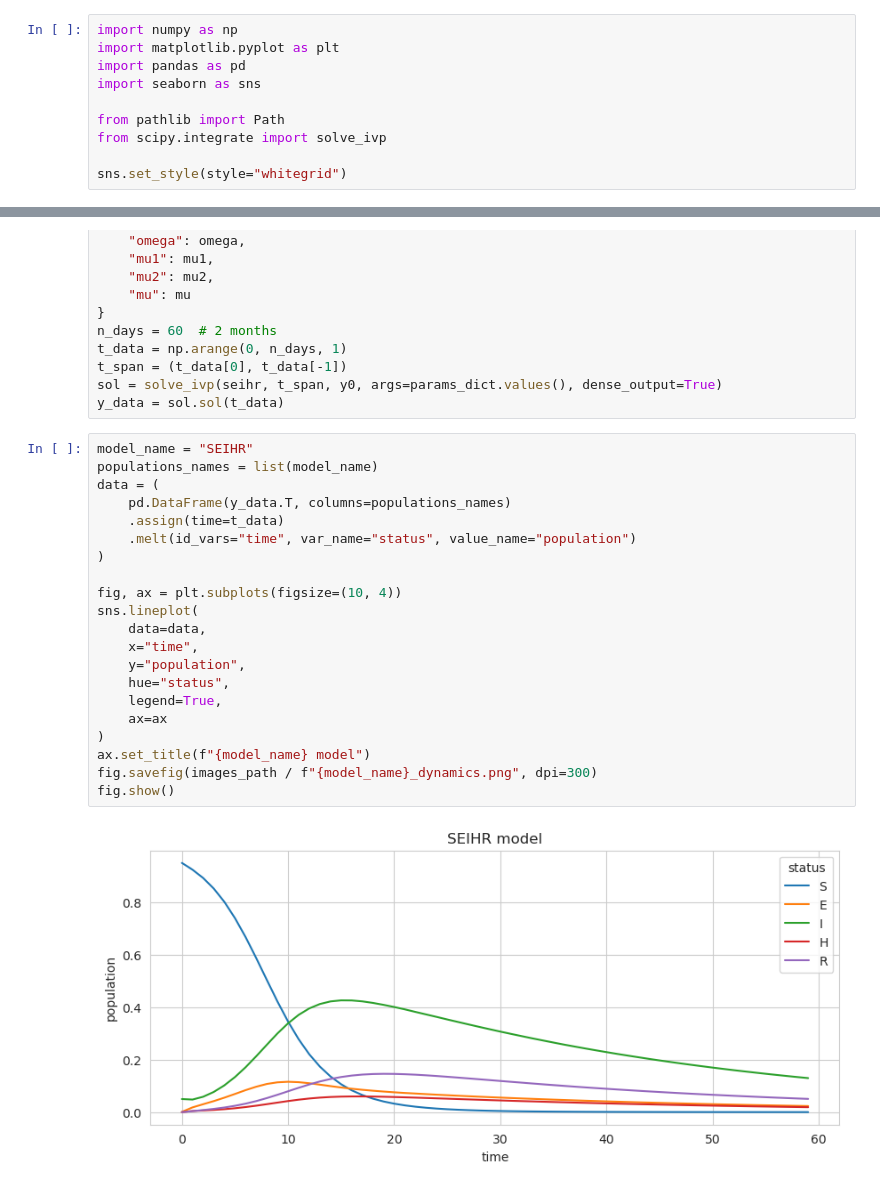
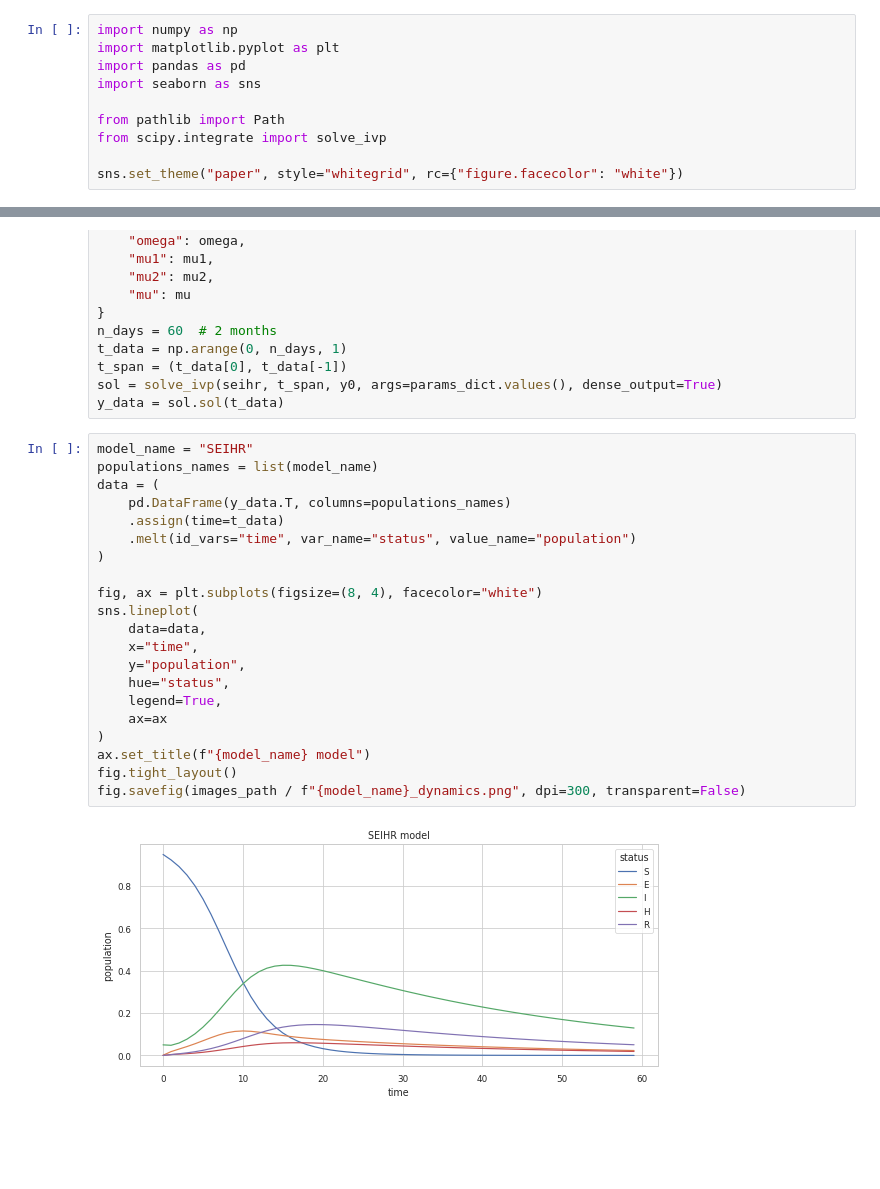
Before and after one commit to AdanXBaca/detox_journey, a Jupyter notebook: src/seihr_analysis.ipynb, the cells around one changed output, grey strips where cells are left out. Saved outputs shown, nothing was run; the diff lists cells and outputs as text; blank space fills up the shorter version.

```diff
--- a/src/seihr_analysis.ipynb
+++ b/src/seihr_analysis.ipynb
@@ -7,5 +7,5 @@ import seaborn as sns
 from pathlib import Path
 from scipy.integrate import solve_ivp
 
-sns.set_style(style="whitegrid")
+sns.set_theme("paper", style="whitegrid", rc={"figure.facecolor": "white"})
 # %%
@@ -59,24 +61,24 @@ y_data = sol.sol(t_data)
 # %%
 model_name = "SEIHR"
 populations_names = list(model_name)
 data = (
     pd.DataFrame(y_data.T, columns=populations_names)
     .assign(time=t_data)
     .melt(id_vars="time", var_name="status", value_name="population")
 )
 
-fig, ax = plt.subplots(figsize=(10, 4))
+fig, ax = plt.subplots(figsize=(8, 4), facecolor="white")
 sns.lineplot(
     data=data,
     x="time",
     y="population",
     hue="status",
     legend=True,
     ax=ax
 )
 ax.set_title(f"{model_name} model")
-fig.savefig(images_path / f"{model_name}_dynamics.png", dpi=300)
-fig.show()
+fig.tight_layout()
+fig.savefig(images_path / f"{model_name}_dynamics.png", dpi=300, transparent=False)
 # %% [output]
-[figure, old version]
+[figure, new version]
 # %%
```
Also changed, not shown: parts of 5 cells of this notebook, 5 other files.
